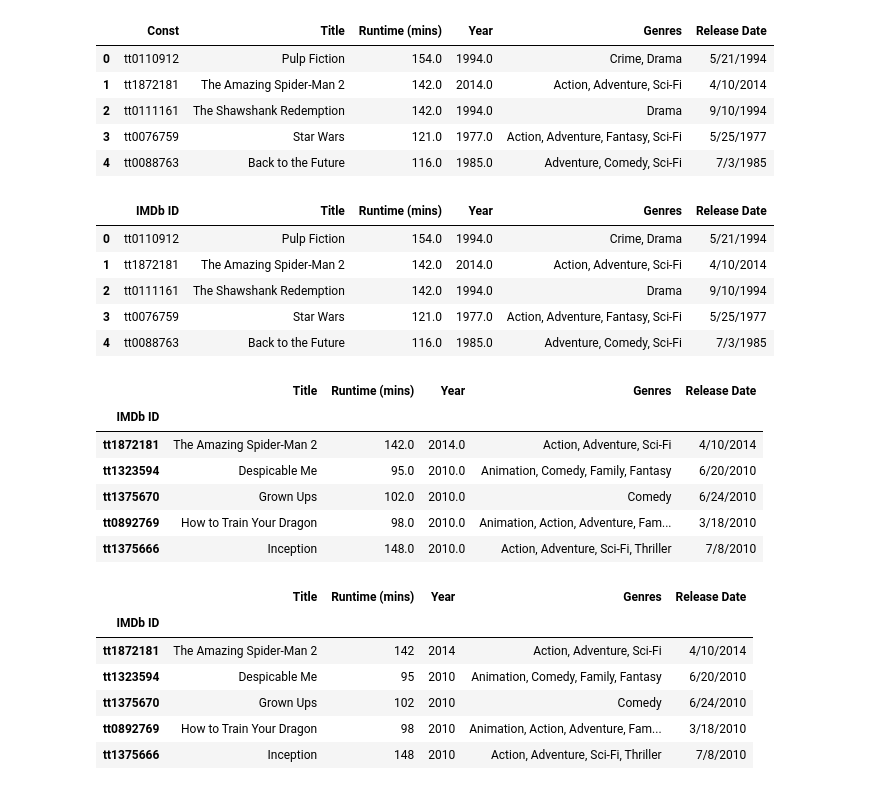
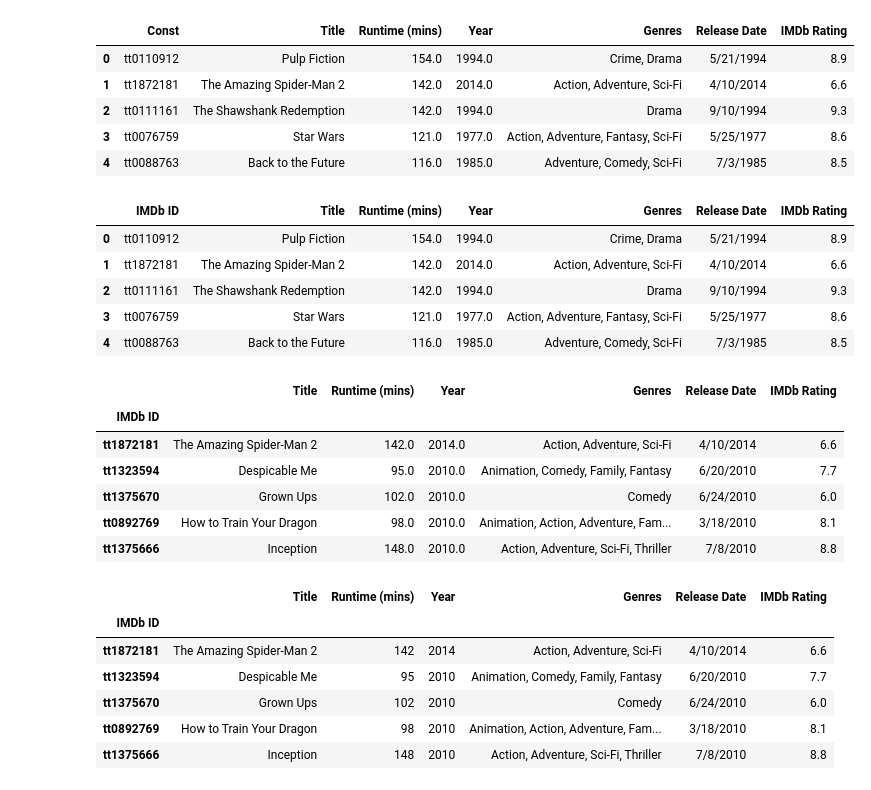
Before and after one commit to Mpalmese/ProjectRepo, a Jupyter notebook: Basecode.ipynb, the cells around one changed output. Saved outputs shown, nothing was run; the diff lists cells and outputs as text; code cells hidden in the pictures.

```diff
--- a/Basecode.ipynb
+++ b/Basecode.ipynb
@@ -21,26 +21,26 @@ movies.head()
 | 4 | 5 | tt0088763 | 4/23/2013 | 4/23/2013 | NaN | Back to the Future | https://www.imdb.com/title/tt0088... | movie | 8.5 | ... |
 # %%
 #Extract relevant columns
-movies = movies[['Const', 'Title', 'Runtime (mins)', 'Year', 'Genres', 'Release Date']]
+movies = movies[['Const', 'Title', 'Runtime (mins)', 'Year', 'Genres', 'Release Date', 'IMDb Rating']]
 movies.head()
 # %% [output]
-|  | Const | Title | Runtime (mins) | Year | Genres | Release Date |
-| 0 | tt0110912 | Pulp Fiction | 154.0 | 1994.0 | Crime, Drama | 5/21/1994 |
-| 1 | tt1872181 | The Amazing Spider-Man 2 | 142.0 | 2014.0 | Action, Adventure, Sci-Fi | 4/10/2014 |
-| 2 | tt0111161 | The Shawshank Redemption | 142.0 | 1994.0 | Drama | 9/10/1994 |
-| 3 | tt0076759 | Star Wars | 121.0 | 1977.0 | Action, Adventure, Fantasy, Sci-Fi | 5/25/1977 |
-| 4 | tt0088763 | Back to the Future | 116.0 | 1985.0 | Adventure, Comedy, Sci-Fi | 7/3/1985 |
+|  | Const | Title | Runtime (mins) | Year | Genres | Release Date | IMDb Rating |
+| 0 | tt0110912 | Pulp Fiction | 154.0 | 1994.0 | Crime, Drama | 5/21/1994 | 8.9 |
+| 1 | tt1872181 | The Amazing Spider-Man 2 | 142.0 | 2014.0 | Action, Adventure, Sci-Fi | 4/10/2014 | 6.6 |
+| 2 | tt0111161 | The Shawshank Redemption | 142.0 | 1994.0 | Drama | 9/10/1994 | 9.3 |
+| 3 | tt0076759 | Star Wars | 121.0 | 1977.0 | Action, Adventure, Fantasy, Sci-Fi | 5/25/1977 | 8.6 |
+| 4 | tt0088763 | Back to the Future | 116.0 | 1985.0 | Adventure, Comedy, Sci-Fi | 7/3/1985 | 8.5 |
 # %%
 #Rename Columns
 movies = movies.rename(columns= {'Const': 'IMDb ID'})
 movies.head()
 # %% [output]
-|  | IMDb ID | Title | Runtime (mins) | Year | Genres | Release Date |
-| 0 | tt0110912 | Pulp Fiction | 154.0 | 1994.0 | Crime, Drama | 5/21/1994 |
-| 1 | tt1872181 | The Amazing Spider-Man 2 | 142.0 | 2014.0 | Action, Adventure, Sci-Fi | 4/10/2014 |
-| 2 | tt0111161 | The Shawshank Redemption | 142.0 | 1994.0 | Drama | 9/10/1994 |
-| 3 | tt0076759 | Star Wars | 121.0 | 1977.0 | Action, Adventure, Fantasy, Sci-Fi | 5/25/1977 |
-| 4 | tt0088763 | Back to the Future | 116.0 | 1985.0 | Adventure, Comedy, Sci-Fi | 7/3/1985 |
+|  | IMDb ID | Title | Runtime (mins) | Year | Genres | Release Date | IMDb Rating |
+| 0 | tt0110912 | Pulp Fiction | 154.0 | 1994.0 | Crime, Drama | 5/21/1994 | 8.9 |
+| 1 | tt1872181 | The Amazing Spider-Man 2 | 142.0 | 2014.0 | Action, Adventure, Sci-Fi | 4/10/2014 | 6.6 |
+| 2 | tt0111161 | The Shawshank Redemption | 142.0 | 1994.0 | Drama | 9/10/1994 | 9.3 |
+| 3 | tt0076759 | Star Wars | 121.0 | 1977.0 | Action, Adventure, Fantasy, Sci-Fi | 5/25/1977 | 8.6 |
+| 4 | tt0088763 | Back to the Future | 116.0 | 1985.0 | Adventure, Comedy, Sci-Fi | 7/3/1985 | 8.5 |
 # %%
 #Drop rows with incomplete data
 movies = movies.dropna()
@@ -50,24 +50,24 @@ movies = movies[movies.iloc[:,3] >= 2010]
 movies = movies.set_index(['IMDb ID'])
 movies.head()
 # %% [output]
-|  | Title | Runtime (mins) | Year | Genres | Release Date |
-| IMDb ID |  |  |  |  |  |
-| tt1872181 | The Amazing Spider-Man 2 | 142.0 | 2014.0 | Action, Adventure, Sci-Fi | 4/10/2014 |
-| tt1323594 | Despicable Me | 95.0 | 2010.0 | Animation, Comedy, Family, Fantasy | 6/20/2010 |
-| tt1375670 | Grown Ups | 102.0 | 2010.0 | Comedy | 6/24/2010 |
-| tt0892769 | How to Train Your Dragon | 98.0 | 2010.0 | Animation, Action, Adventure, Fam... | 3/18/2010 |
-| tt1375666 | Inception | 148.0 | 2010.0 | Action, Adventure, Sci-Fi, Thriller | 7/8/2010 |
+|  | Title | Runtime (mins) | Year | Genres | Release Date | IMDb Rating |
+| IMDb ID |  |  |  |  |  |  |
+| tt1872181 | The Amazing Spider-Man 2 | 142.0 | 2014.0 | Action, Adventure, Sci-Fi | 4/10/2014 | 6.6 |
+| tt1323594 | Despicable Me | 95.0 | 2010.0 | Animation, Comedy, Family, Fantasy | 6/20/2010 | 7.7 |
+| tt1375670 | Grown Ups | 102.0 | 2010.0 | Comedy | 6/24/2010 | 6.0 |
+| tt0892769 | How to Train Your Dragon | 98.0 | 2010.0 | Animation, Action, Adventure, Fam... | 3/18/2010 | 8.1 |
+| tt1375666 | Inception | 148.0 | 2010.0 | Action, Adventure, Sci-Fi, Thriller | 7/8/2010 | 8.8 |
 # %%
 #Change Year and Runtime to integers
 movies[['Year','Runtime (mins)']] = movies[['Year','Runtime (mins)']].applymap(np.int64)
 movies.head()
 # %% [output]
-|  | Title | Runtime (mins) | Year | Genres | Release Date |
-| IMDb ID |  |  |  |  |  |
-| tt1872181 | The Amazing Spider-Man 2 | 142 | 2014 | Action, Adventure, Sci-Fi | 4/10/2014 |
-| tt1323594 | Despicable Me | 95 | 2010 | Animation, Comedy, Family, Fantasy | 6/20/2010 |
-| tt1375670 | Grown Ups | 102 | 2010 | Comedy | 6/24/2010 |
-| tt0892769 | How to Train Your Dragon | 98 | 2010 | Animation, Action, Adventure, Fam... | 3/18/2010 |
-| tt1375666 | Inception | 148 | 2010 | Action, Adventure, Sci-Fi, Thriller | 7/8/2010 |
+|  | Title | Runtime (mins) | Year | Genres | Release Date | IMDb Rating |
+| IMDb ID |  |  |  |  |  |  |
+| tt1872181 | The Amazing Spider-Man 2 | 142 | 2014 | Action, Adventure, Sci-Fi | 4/10/2014 | 6.6 |
+| tt1323594 | Despicable Me | 95 | 2010 | Animation, Comedy, Family, Fantasy | 6/20/2010 | 7.7 |
+| tt1375670 | Grown Ups | 102 | 2010 | Comedy | 6/24/2010 | 6.0 |
+| tt0892769 | How to Train Your Dragon | 98 | 2010 | Animation, Action, Adventure, Fam... | 3/18/2010 | 8.1 |
+| tt1375666 | Inception | 148 | 2010 | Action, Adventure, Sci-Fi, Thriller | 7/8/2010 | 8.8 |
 # %%
 # Pull: Rating, Metascore, and BoxOffice from omdb
```
Also changed, not shown: parts of 5 cells of this notebook.
